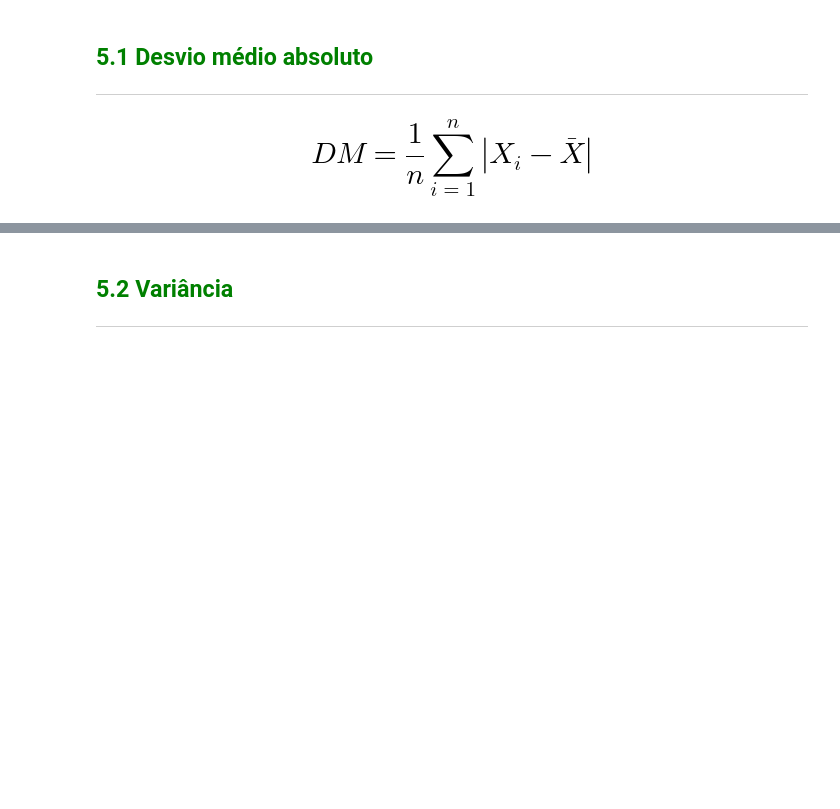
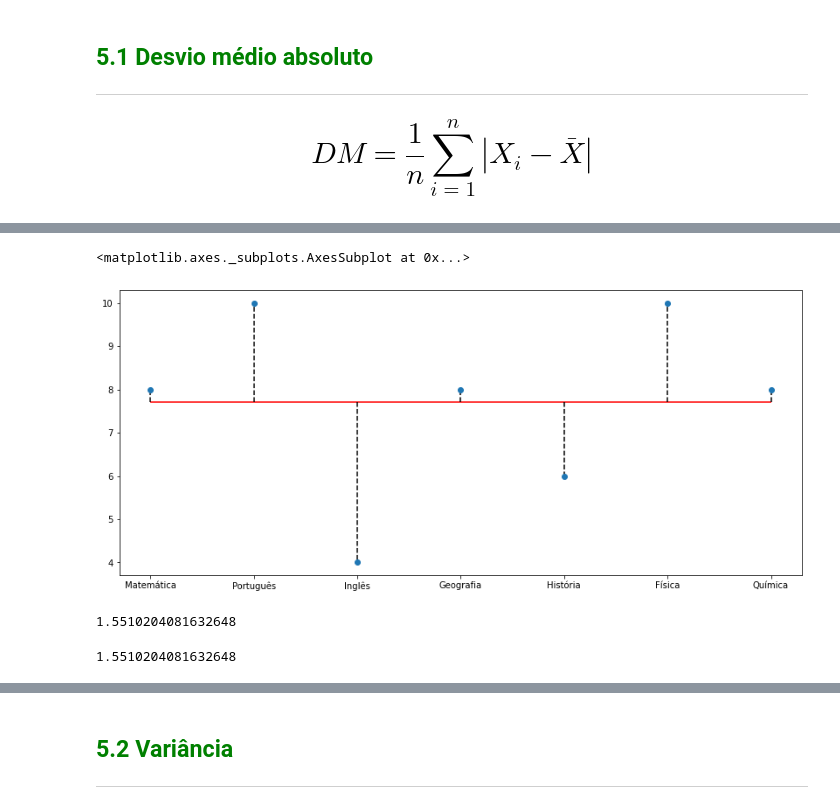
Before and after one commit to ecomunick/python_projects, a Jupyter notebook: statistics1/Curso_de_Estatística_Parte_1.ipynb, the cells around one changed output, grey strips where cells are left out. Cells and saved outputs as stored; diff of their text form; code cells hidden in the pictures; blank space fills up the shorter version.

```diff
--- a/statistics1/Curso_de_Estatística_Parte_1.ipynb
+++ b/statistics1/Curso_de_Estatística_Parte_1.ipynb
@@ -1317,0 +1329,4 @@ Embora as medidas de posição forneçam uma sumarização bastante importante d
+# %%
+# vamos analisar o desvio do Fulano
+notas_fulano = df[['Fulano']] # no Pandas, um colchete [] cria uma Series, dois colchetes [[]] cria um DF e queremos inserir mais variaveis no DF
+notas_fulano
@@ -1317,0 +1342,3 @@ Embora as medidas de posição forneçam uma sumarização bastante importante d
+# %%
+nota_media_fulano = notas_fulano.mean()[0] # zero no final com colchete entrega apenas o valor, do contrario, retorna uma Series
+nota_media_fulano
@@ -1317,0 +1347,4 @@ Embora as medidas de posição forneçam uma sumarização bastante importante d
+# %%
+# Calcular e criar os desvios medio absoluto dentro do DF
+notas_fulano['Desvio'] = notas_fulano['Fulano'] - nota_media_fulano
+notas_fulano
@@ -1317,0 +1369,4 @@ Embora as medidas de posição forneçam uma sumarização bastante importante d
+# %%
+# por isso, precisamos usar apenas valores positivos. vamos criar nova variavel |Desvio|
+notas_fulano['|Desvio|'] = notas_fulano['Desvio'].abs() # abs retorna apenas valores absolutos
+notas_fulano['|Desvio|']
@@ -1317,0 +1393,22 @@ Embora as medidas de posição forneçam uma sumarização bastante importante d
+# %%
+# Representacao grafica dos desvios do Fulano em torno da MEDIA (linha vermelha - LV). Abaixo LV sao valores negativos
+ax = notas_fulano['Fulano'].plot(style = 'o')
+ax.figure.set_size_inches(14, 6)
+ax.hlines(y = nota_media_fulano, xmin = 0, xmax = notas_fulano.shape[0] - 1, colors = 'red')
+for i in range(notas_fulano.shape[0]):
+    ax.vlines(x = i, ymin = nota_media_fulano, ymax = notas_fulano['Fulano'][i], linestyle='dashed')
+ax
+# %% [output]
+<matplotlib.axes._subplots.AxesSubplot at 0x...>
+[figure, added]
+# %%
+# Calcular a media dos desvios manualmente
+notas_fulano['|Desvio|'].mean()
+# %% [output]
+1.5510204081632648
+# %%
+# Calcular direto a media dos desvios absoluto com funcao do pandas ".mad()"
+desvio_medio_abs = notas_fulano['Fulano'].mad()
+desvio_medio_abs
+# %% [output]
+1.5510204081632648
```
Also changed, not shown: parts of 9 cells of this notebook.
